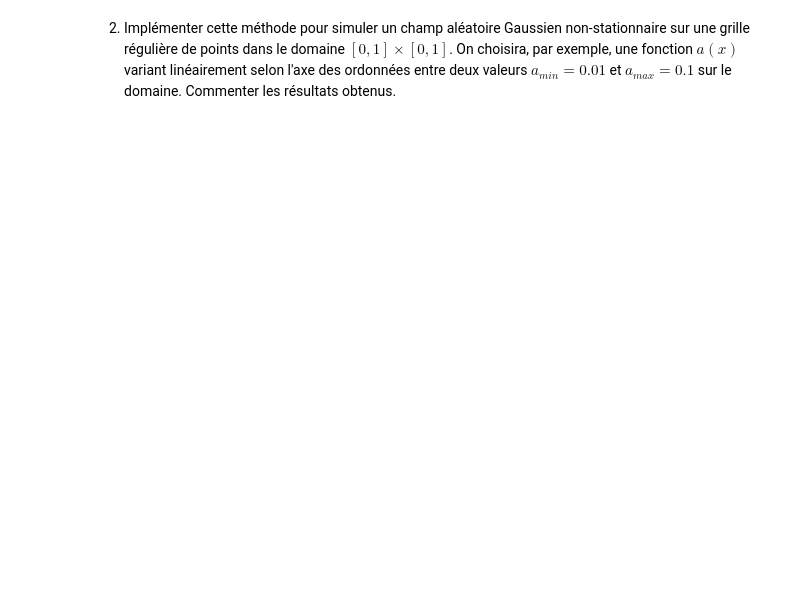
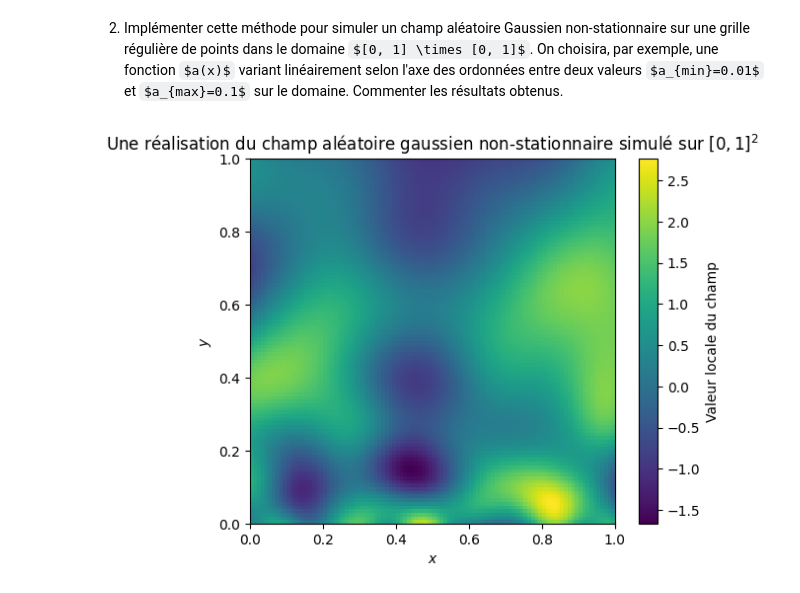
Before and after one commit to louismaguer/projet-maths-info, a Jupyter notebook: projet-probas/Projet Probabilités.ipynb, the cells around one changed output. Cells and saved outputs as stored; diff of their text form; code cells hidden in the pictures; some formulas as TeX source; blank space fills up the shorter version.

```diff
--- a/projet-probas/Projet Probabilités.ipynb
+++ b/projet-probas/Projet Probabilités.ipynb
@@ -717,3 +717,28 @@ tend vers un vecteur aléatoire de loi normale multivariée d'espérance nulle e
 On utilise ici la méthode d'**échantillonage d'importance**.
 # %% [markdown]
 2. Implémenter cette méthode pour simuler un champ aléatoire Gaussien non-stationnaire sur une grille régulière de points dans le domaine  $[0, 1] \times [0, 1]$. On choisira, par exemple, une fonction $a(x)$ variant linéairement selon l'axe des ordonnées entre deux valeurs $a_{min}=0.01$ et $a_{max}=0.1$ sur le domaine. Commenter les résultats obtenus.
+# %%
+n = 100
+m = n**2
+N = 10000
+coord_tot = coord(n)
+a_min = 0.01
+a_max = 0.1
+
+a_x = a_min + (a_max - a_min) * coord_tot[:,1]
+W = rng.multivariate_normal([0, 0], (2/a_min)*np.identity(2), N)
+Phi = rng.uniform(0, 2*np.pi, N)
+W_norm2 = np.sum(W**2, axis=1)
+rapport = (a_x[:,np.newaxis]/a_min) * np.exp(-(a_x[:,np.newaxis] - a_min) * W_norm2[np.newaxis,:]/4)
+termes = np.sqrt(rapport) * np.cos(np.dot(coord_tot, W.transpose()) + Phi)
+Y = np.sqrt(2/N) * np.sum(termes, axis=1)
+Y_reshaped = Y.reshape(n,n).transpose()
+
+plt.imshow(Y_reshaped, origin="lower", extent=[0,1,0,1])
+plt.xlabel("$x$")
+plt.ylabel("$y$")
+plt.colorbar(label = "Valeur locale du champ")
+plt.title("Une réalisation du champ aléatoire gaussien non-stationnaire simulé sur $[0, 1]^2$")
+plt.show()
+# %% [output]
+[figure, added]
```
Also changed, not shown: parts of 8 cells of this notebook.
